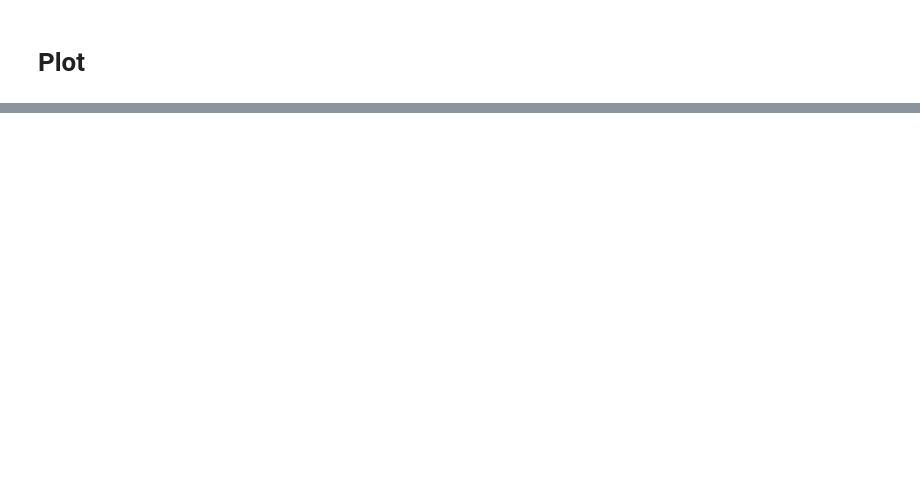
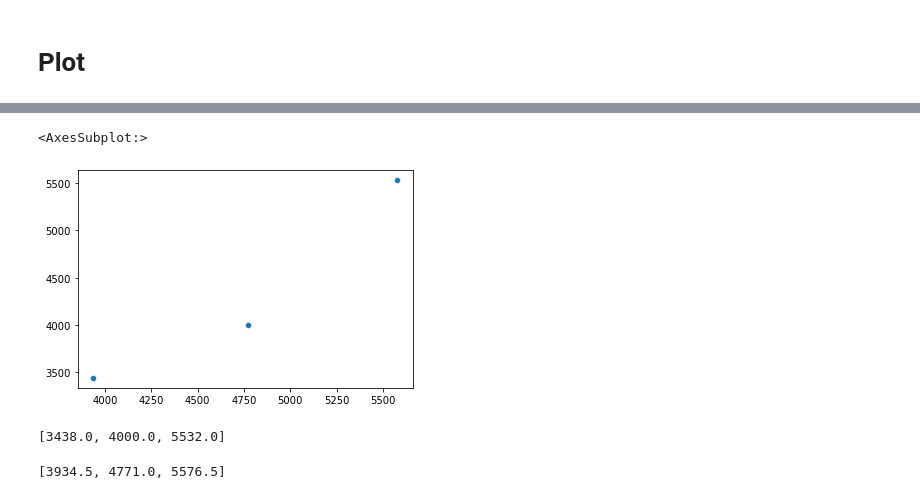
Before and after one commit to Markloftus/Yq12, a Jupyter notebook: DYZ2_Consensus_Check.ipynb, the cells around one changed output, grey strips where cells are left out. Saved outputs shown, nothing was run; the diff lists cells and outputs as text; code cells hidden in the pictures; blank space fills up the shorter version.

```diff
--- a/DYZ2_Consensus_Check.ipynb
+++ b/DYZ2_Consensus_Check.ipynb
@@ -864,0 +1056,3 @@ plt.show()
+# %%
+dyz1_q = [np.quantile(dyz1, .25), np.quantile(dyz1, .50), np.quantile(dyz1, .75)]
+dyz2_q = [np.quantile(dyz2, .25), np.quantile(dyz2, .50), np.quantile(dyz2, .75)]
@@ -864,0 +1062,13 @@ plt.show()
+# %%
+sns.scatterplot(x=dyz1_q, y=dyz2_q)
+# %% [output]
+<AxesSubplot:>
+[figure, added]
+# %%
+dyz2_q
+# %% [output]
+[3438.0, 4000.0, 5532.0]
+# %%
+dyz1_q
+# %% [output]
+[3934.5, 4771.0, 5576.5]
```
Also changed, not shown: parts of 50 cells of this notebook.
